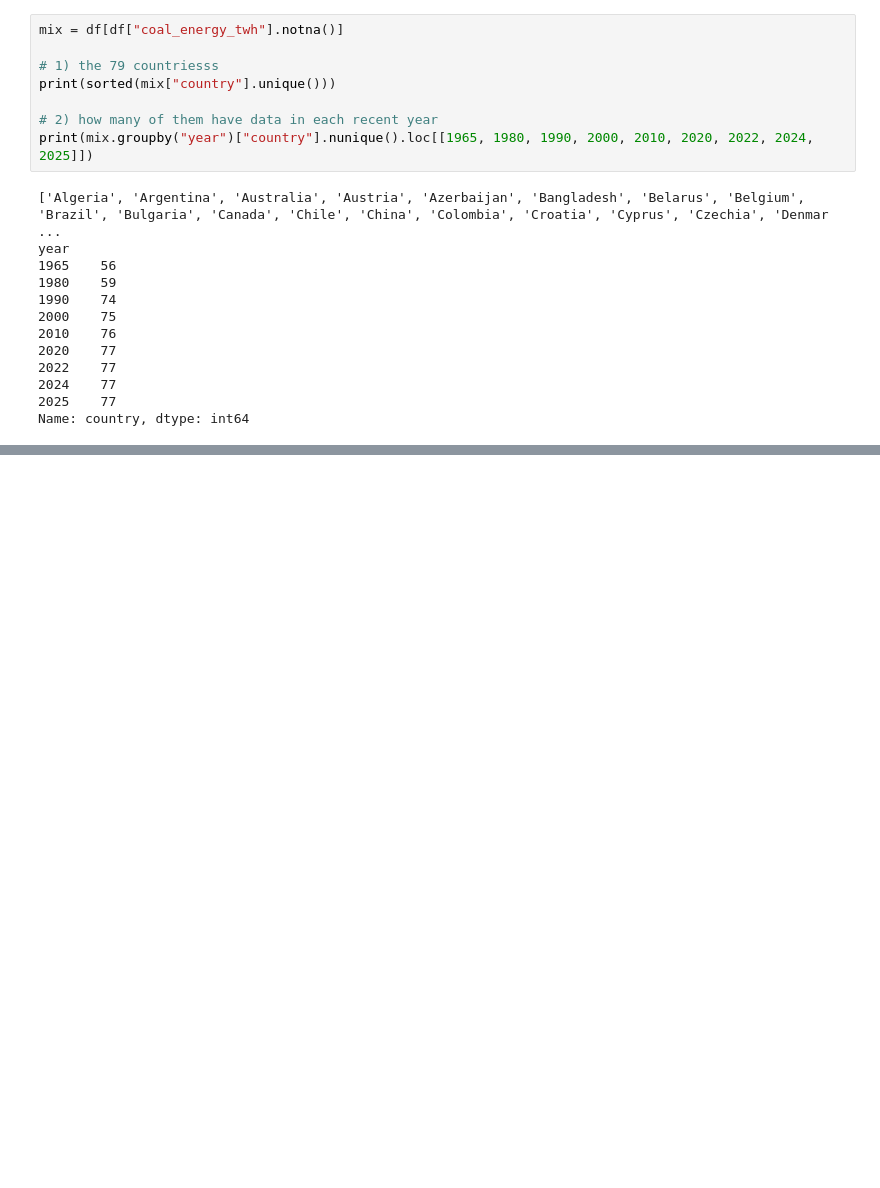
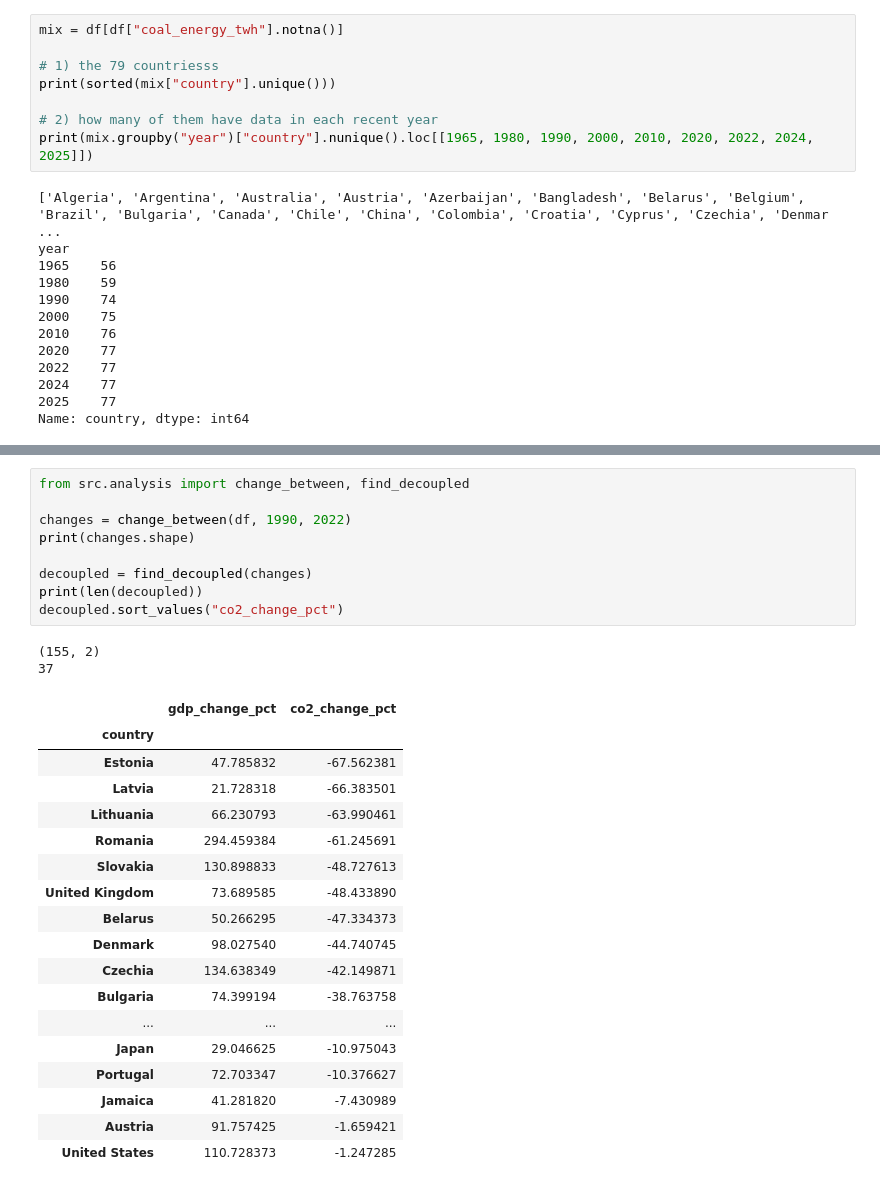
Before and after one commit to NazarliShahin/powering-the-planet, a Jupyter notebook: notebooks/01_explore.ipynb, the cells around one changed output, grey strips where cells are left out. Saved outputs shown, nothing was run; the diff lists cells and outputs as text; blank space fills up the shorter version.

```diff
--- a/notebooks/01_explore.ipynb
+++ b/notebooks/01_explore.ipynb
@@ -81,0 +99,30 @@ Name: country, dtype: int64
+# %%
+from src.analysis import change_between, find_decoupled
+
+changes = change_between(df, 1990, 2022)
+print(changes.shape)
+
+decoupled = find_decoupled(changes)
+print(len(decoupled))
+decoupled.sort_values("co2_change_pct")
+# %% [output]
+(155, 2)
+37
+|  | gdp_change_pct | co2_change_pct |
+| country |  |  |
+| Estonia | 47.785832 | -67.562381 |
+| Latvia | 21.728318 | -66.383501 |
+| Lithuania | 66.230793 | -63.990461 |
+| Romania | 294.459384 | -61.245691 |
+| Slovakia | 130.898833 | -48.727613 |
+| United Kingdom | 73.689585 | -48.433890 |
+| Belarus | 50.266295 | -47.334373 |
+| Denmark | 98.027540 | -44.740745 |
+| Czechia | 134.638349 | -42.149871 |
+| Bulgaria | 74.399194 | -38.763758 |
+| ... | ... | ... |
+| Japan | 29.046625 | -10.975043 |
+| Portugal | 72.703347 | -10.376627 |
+| Jamaica | 41.281820 | -7.430989 |
+| Austria | 91.757425 | -1.659421 |
+| United States | 110.728373 | -1.247285 |
```
Also changed, not shown: parts of 3 cells of this notebook, 1 other file.
